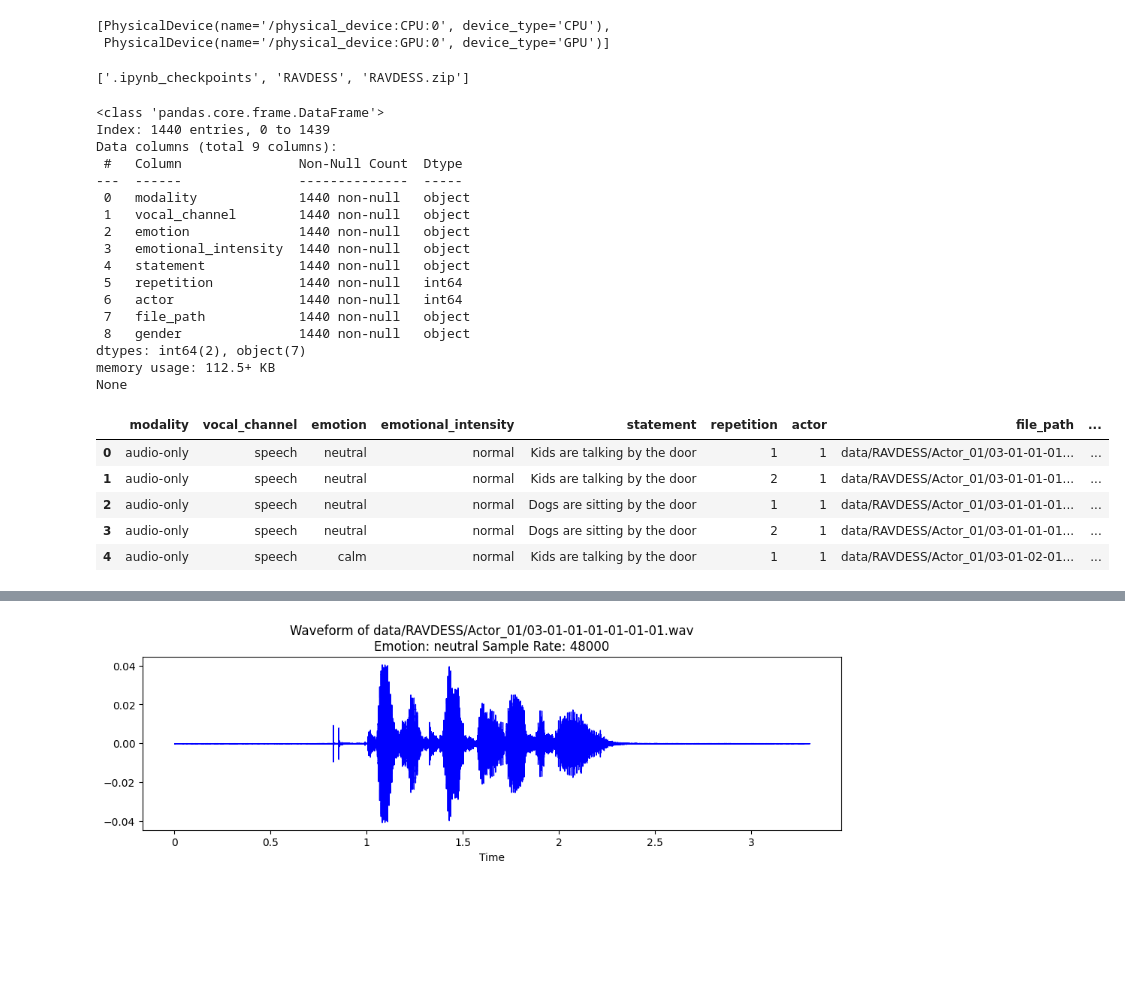
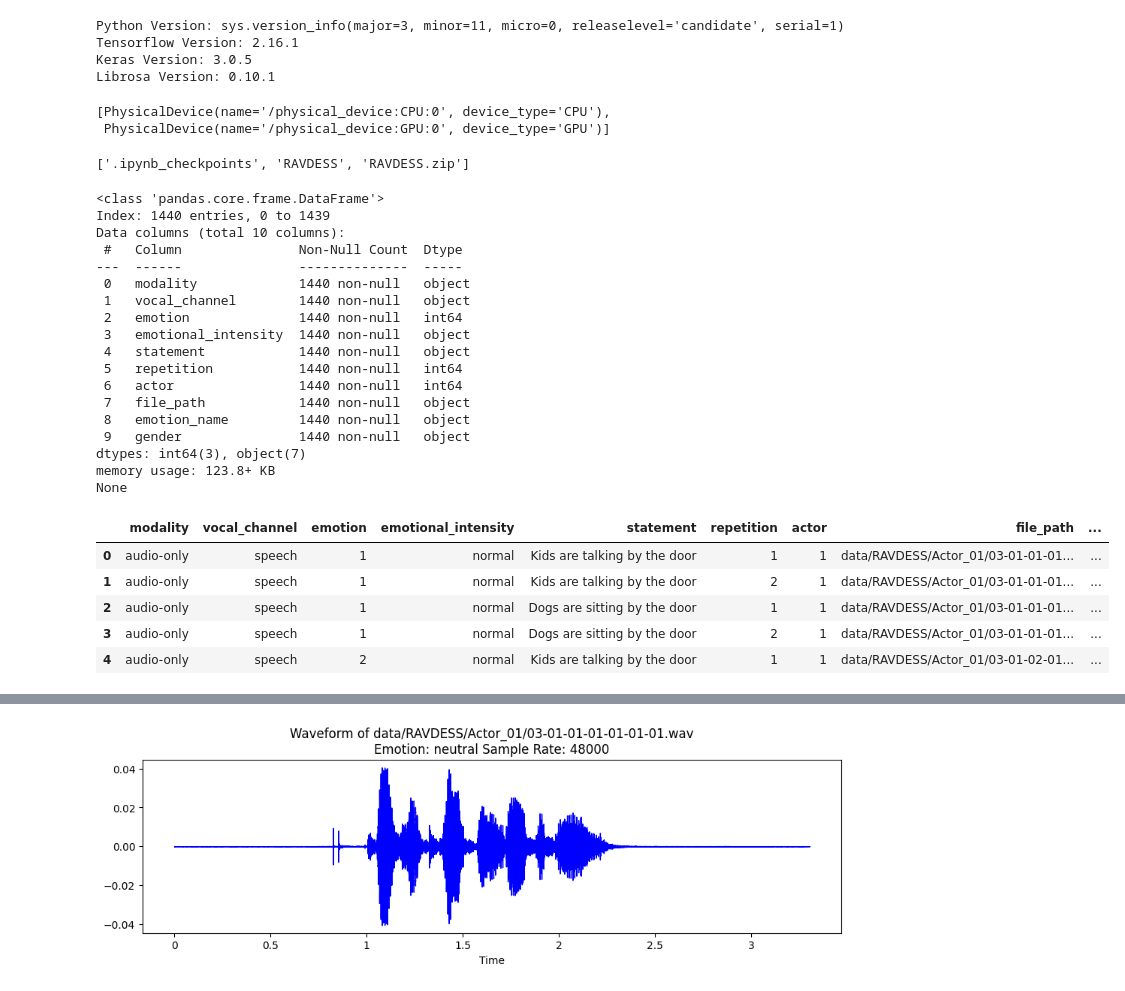
Before and after one commit to turecarlson/SpeechEmotionClassifier, a Jupyter notebook: model/SpeechEmotionClassifier.ipynb, the cells around one changed output, grey strips where cells are left out. Saved outputs shown, nothing was run; the diff lists cells and outputs as text; code cells hidden in the pictures; blank space fills up the shorter version.

Commit message:
final version

```diff
--- a/model/SpeechEmotionClassifier.ipynb
+++ b/model/SpeechEmotionClassifier.ipynb
@@ -1,4 +9,5 @@
 # %%
+# Import Libraries
 import os; os.environ['TF_CPP_MIN_LOG_LEVEL'] = '2' # Disable warinings
 import tensorflow as tf
 import keras
@@ -7,10 +16,23 @@ import numpy as np
 import librosa
 from matplotlib import pyplot as plt
 from IPython.display import Audio
-
-
-# Display physical divices (ensure GPU is available to tensorflow)
-tf.config.list_physical_devices()
+import time
+import datetime
-# %% [output]
-[PhysicalDevice(name='/physical_device:CPU:0', device_type='CPU'),
- PhysicalDevice(name='/physical_device:GPU:0', device_type='GPU')]
+# %%
+# Check Versions
+import sys
+print(f"Python Version: {str(sys.version_info)}")
+print(f"Tensorflow Version: {tf.__version__}")
+print(f"Keras Version: {keras.__version__}")
+print(f"Librosa Version: {librosa.__version__}")
+# %% [output]
+Python Version: sys.version_info(major=3, minor=11, micro=0, releaselevel='candidate', serial=1)
+Tensorflow Version: 2.16.1
+Keras Version: 3.0.5
+Librosa Version: 0.10.1
+# %%
+# Display physical divices (ensure GPU is available to tensorflow)
+tf.config.list_physical_devices()
+# %% [output]
+[PhysicalDevice(name='/physical_device:CPU:0', device_type='CPU'),
+ PhysicalDevice(name='/physical_device:GPU:0', device_type='GPU')]
@@ -58,44 +89,46 @@ emotion_RAVDESS = {
 }
 emotional_intensity_RAVDESS = {'01':'normal', '02':'strong'}
 statement_RAVDESS = {'01': "Kids are talking by the door", '02':"Dogs are sitting by the door"}
 
 df_RAVDESS['modality'] = df_RAVDESS.modality.replace(modality_RAVDESS)
 df_RAVDESS['vocal_channel'] = df_RAVDESS.vocal_channel.replace(vocal_channel_RAVDESS)
-df_RAVDESS['emotion'] = df_RAVDESS.emotion.replace(emotion_RAVDESS)
+df_RAVDESS['emotion_name'] = df_RAVDESS.emotion.replace(emotion_RAVDESS)
+df_RAVDESS['emotion'] = df_RAVDESS['emotion'].astype(int)
 df_RAVDESS['emotional_intensity'] = df_RAVDESS.emotional_intensity.replace(emotional_intensity_RAVDESS)
 df_RAVDESS['statement'] = df_RAVDESS.statement.replace(statement_RAVDESS)
 df_RAVDESS['repetition'] = df_RAVDESS['repetition'].astype(int)
 df_RAVDESS['actor'] = df_RAVDESS['actor'].astype(int)
 # set gender column
 df_RAVDESS['gender'] = df_RAVDESS.actor.apply(lambda actor: 'male' if actor % 2 == 1 else 'female')
 
 print(df_RAVDESS.info())
 # print(df_RAVDESS.groupby(['emotion']).gender.value_counts())
 df_RAVDESS.head()
 # %% [output]
 <class 'pandas.core.frame.DataFrame'>
 Index: 1440 entries, 0 to 1439
-Data columns (total 9 columns):
+Data columns (total 10 columns):
  #   Column               Non-Null Count  Dtype
 ---  ------               --------------  -----
  0   modality             1440 non-null   object
  1   vocal_channel        1440 non-null   object
- 2   emotion              1440 non-null   object
+ 2   emotion              1440 non-null   int64
  3   emotional_intensity  1440 non-null   object
  4   statement            1440 non-null   object
  5   repetition           1440 non-null   int64
  6   actor                1440 non-null   int64
  7   file_path            1440 non-null   object
- 8   gender               1440 non-null   object
-dtypes: int64(2), object(7)
-memory usage: 112.5+ KB
+ 8   emotion_name         1440 non-null   object
+ 9   gender               1440 non-null   object
+dtypes: int64(3), object(7)
+memory usage: 123.8+ KB
 None
 |  | modality | vocal_channel | emotion | emotional_intensity | statement | repetition | actor | file_path | ... |
-| 0 | audio-only | speech | neutral | normal | Kids are talking by the door | 1 | 1 | data/RAVDESS/Actor_01/03-01-01-01... | ... |
-| 1 | audio-only | speech | neutral | normal | Kids are talking by the door | 2 | 1 | data/RAVDESS/Actor_01/03-01-01-01... | ... |
-| 2 | audio-only | speech | neutral | normal | Dogs are sitting by the door | 1 | 1 | data/RAVDESS/Actor_01/03-01-01-01... | ... |
-| 3 | audio-only | speech | neutral | normal | Dogs are sitting by the door | 2 | 1 | data/RAVDESS/Actor_01/03-01-01-01... | ... |
-| 4 | audio-only | speech | calm | normal | Kids are talking by the door | 1 | 1 | data/RAVDESS/Actor_01/03-01-02-01... | ... |
+| 0 | audio-only | speech | 1 | normal | Kids are talking by the door | 1 | 1 | data/RAVDESS/Actor_01/03-01-01-01... | ... |
+| 1 | audio-only | speech | 1 | normal | Kids are talking by the door | 2 | 1 | data/RAVDESS/Actor_01/03-01-01-01... | ... |
+| 2 | audio-only | speech | 1 | normal | Dogs are sitting by the door | 1 | 1 | data/RAVDESS/Actor_01/03-01-01-01... | ... |
+| 3 | audio-only | speech | 1 | normal | Dogs are sitting by the door | 2 | 1 | data/RAVDESS/Actor_01/03-01-01-01... | ... |
+| 4 | audio-only | speech | 2 | normal | Kids are talking by the door | 1 | 1 | data/RAVDESS/Actor_01/03-01-02-01... | ... |
 # %%
 # Combining data sources for our use
 
```
Also changed, not shown: parts of 33 cells of this notebook, 13 other files.
